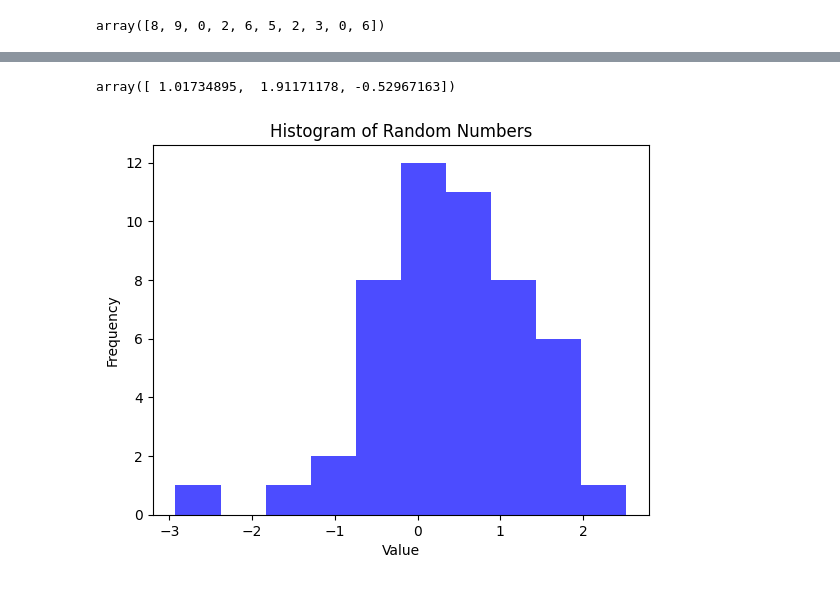
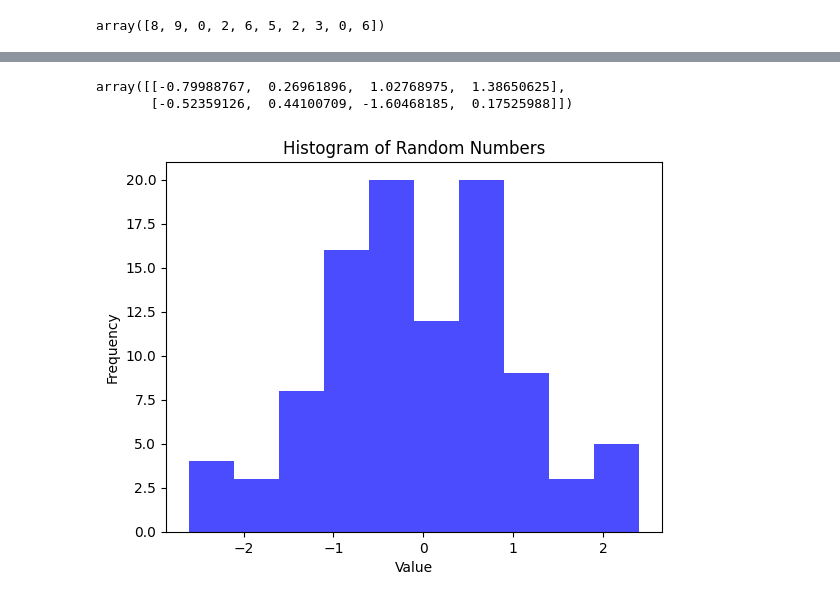
Before and after one commit to AmyLai-1013/BDSE36_DataAnalysis, a Jupyter notebook: basic/numpy/CH001_NumPy 陣列 創建.ipynb, the cells around one changed output, grey strips where cells are left out. Saved outputs shown, nothing was run; the diff lists cells and outputs as text; code cells hidden in the pictures.

```diff
--- a/basic/numpy/CH001_NumPy 陣列 創建.ipynb
+++ b/basic/numpy/CH001_NumPy 陣列 創建.ipynb
@@ -381,15 +387,19 @@ array([0, 2, 2, 0, 8, 3, 4, 8, 1, 1], dtype=int32)
 # %%
 # randn(m) produces m normally distributed (Gaussian) random numbers
-arr_random_num = np.random.randn(3); arr_random_num
+arr_random_num = np.random.randn(5); arr_random_num # randn(n) 正規化後的n筆資料(一維)
+
+arr_random_num = np.random.randn(2, 4); arr_random_num # randn(n, m) 正規化後的(二維)
 # %% [output]
-array([ 1.01734895,  1.91171178, -0.52967163])
+array([[-0.79988767,  0.26961896,  1.02768975,  1.38650625],
+       [-0.52359126,  0.44100709, -1.60468185,  0.17525988]])
 # %%
 import matplotlib.pyplot as plt
-arr_random_num = np.random.randn(50)
+arr_random_num = np.random.randn(100)
+
 plt.hist(arr_random_num, bins=10, alpha=0.7, color='blue')
 plt.title("Histogram of Random Numbers")
 plt.xlabel("Value")
 plt.ylabel("Frequency")
 plt.show()
 # %% [output]
-[figure, old version]
+[figure, new version]
```
Also changed, not shown: parts of 19 cells of this notebook, 1 other file.
